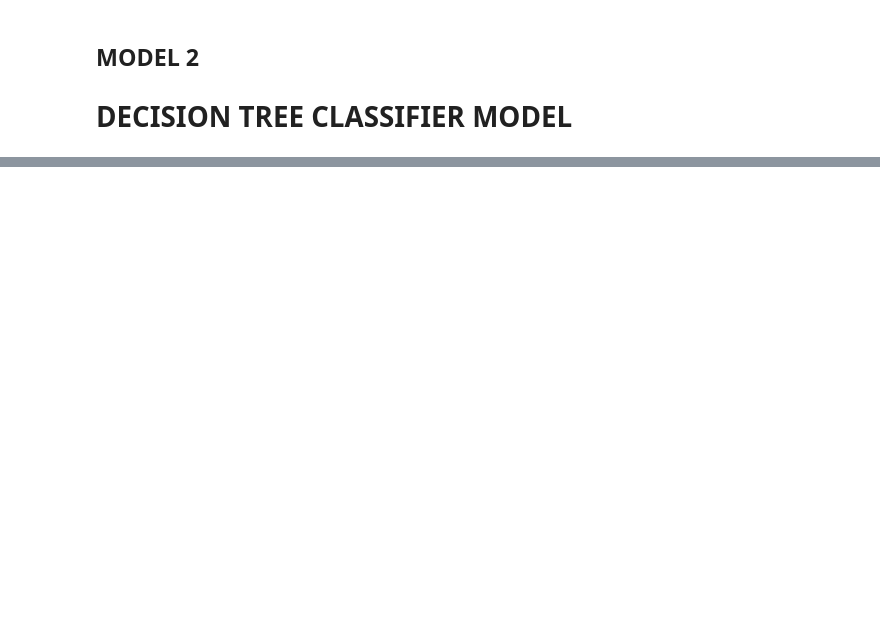
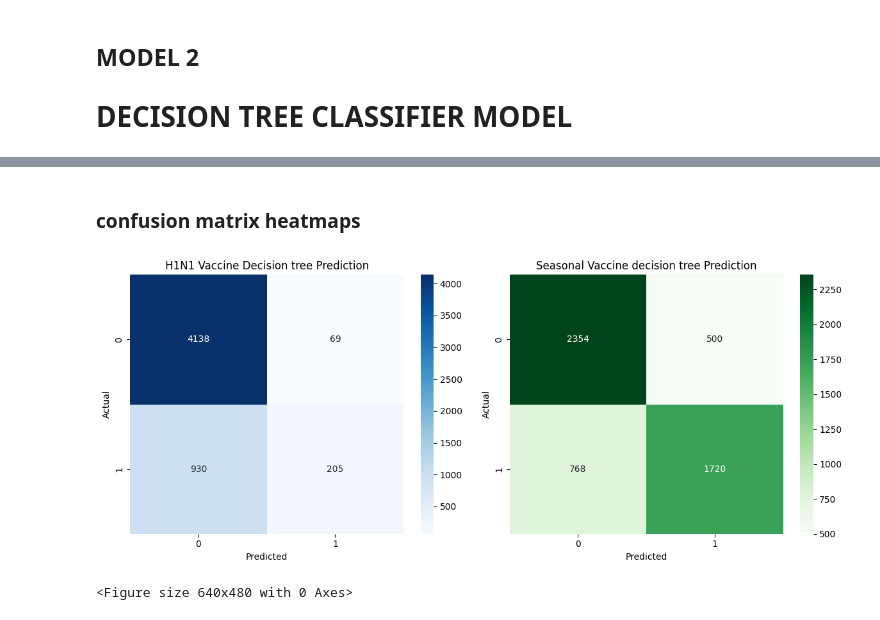
Before and after one commit to sharonkipruto-code/Phase3_project, a Jupyter notebook: flu_index.ipynb, the cells around one changed output, grey strips where cells are left out. Cells and saved outputs as stored; diff of their text form; code cells hidden in the pictures; blank space fills up the shorter version.

```diff
--- a/flu_index.ipynb
+++ b/flu_index.ipynb
@@ -522,3 +473,17 @@ The accuracy score for H1N1 vaccine prediction is approximately 83.53%, while fo
 ##
 ## MODEL 2
 # DECISION TREE CLASSIFIER MODEL
+# %%
+from sklearn.tree import DecisionTreeClassifier
+
+dt_H1N1= DecisionTreeClassifier(
+    class_weight='balanced', random_state=42,max_depth=5)
+
+dt_H1N1.fit(X_train, y_train['h1n1_vaccine'])
+
+# predict on test set  for H1N1
+train_preds_h1n1_dt = dt_H1N1.predict(X_train)
+test_preds_h1n1_dt=dt_H1N1.predict(X_test)
+
+h1n1_train_acc_dt = accuracy_score(y_train['h1n1_vaccine'], train_preds_h1n1_dt)
+h1n1_test_acc_dt = accuracy_score(y_test['h1n1_vaccine'], test_preds_h1n1_dt)
@@ -524,0 +572,12 @@ The accuracy score for H1N1 vaccine prediction is approximately 83.53%, while fo
+# %%
+rf_seasonal = RandomForestClassifier(n_estimators=100, max_depth=5, random_state=42)
+rf_seasonal.fit(X_train, y_train['seasonal_vaccine'])
+
+# Predictions
+train_preds_seasonal_rf = rf_seasonal.predict(X_train)
+test_preds_seasonal_rf = rf_seasonal.predict(X_test)
+
+# Accuracy
+seasonal_train_acc_rf = accuracy_score(y_train['seasonal_vaccine'], train_preds_seasonal_rf)
+seasonal_test_acc_rf = accuracy_score(y_test['seasonal_vaccine'], test_preds_seasonal_rf)
+seasonal_gap_rf = seasonal_train_acc_rf - seasonal_test_acc_rf
@@ -524,0 +606,24 @@ The accuracy score for H1N1 vaccine prediction is approximately 83.53%, while fo
+# %% [markdown]
+### confusion matrix heatmaps
+# %%
+fig, ax = plt.subplots(1, 2, figsize=(12, 5))
+
+# H1N1 Confusion Matrix
+sns.heatmap(confusion_matrix(y_test['h1n1_vaccine'], test_preds_h1n1_rf),
+             annot=True, fmt='d', ax=ax[0], cmap='Blues')
+ax[0].set_title('H1N1 Vaccine Decision tree Prediction')
+ax[0].set_xlabel('Predicted')
+ax[0].set_ylabel('Actual')
+
+# Seasonal Confusion Matrix
+sns.heatmap(confusion_matrix(y_test['seasonal_vaccine'], test_preds_seasonal_rf), annot=True, fmt='d', ax=ax[1], cmap='Greens')
+ax[1].set_title('Seasonal Vaccine decision tree Prediction')
+ax[1].set_xlabel('Predicted')
+ax[1].set_ylabel('Actual')
+
+plt.tight_layout()
+plt.show()
+plt.savefig('./Visualizations/RandomForest_confusion_matrices.png')
+# %% [output]
+[figure, added]
+<Figure size 640x480 with 0 Axes>
```
Also changed, not shown: parts of 40 cells of this notebook, 3 other files.
